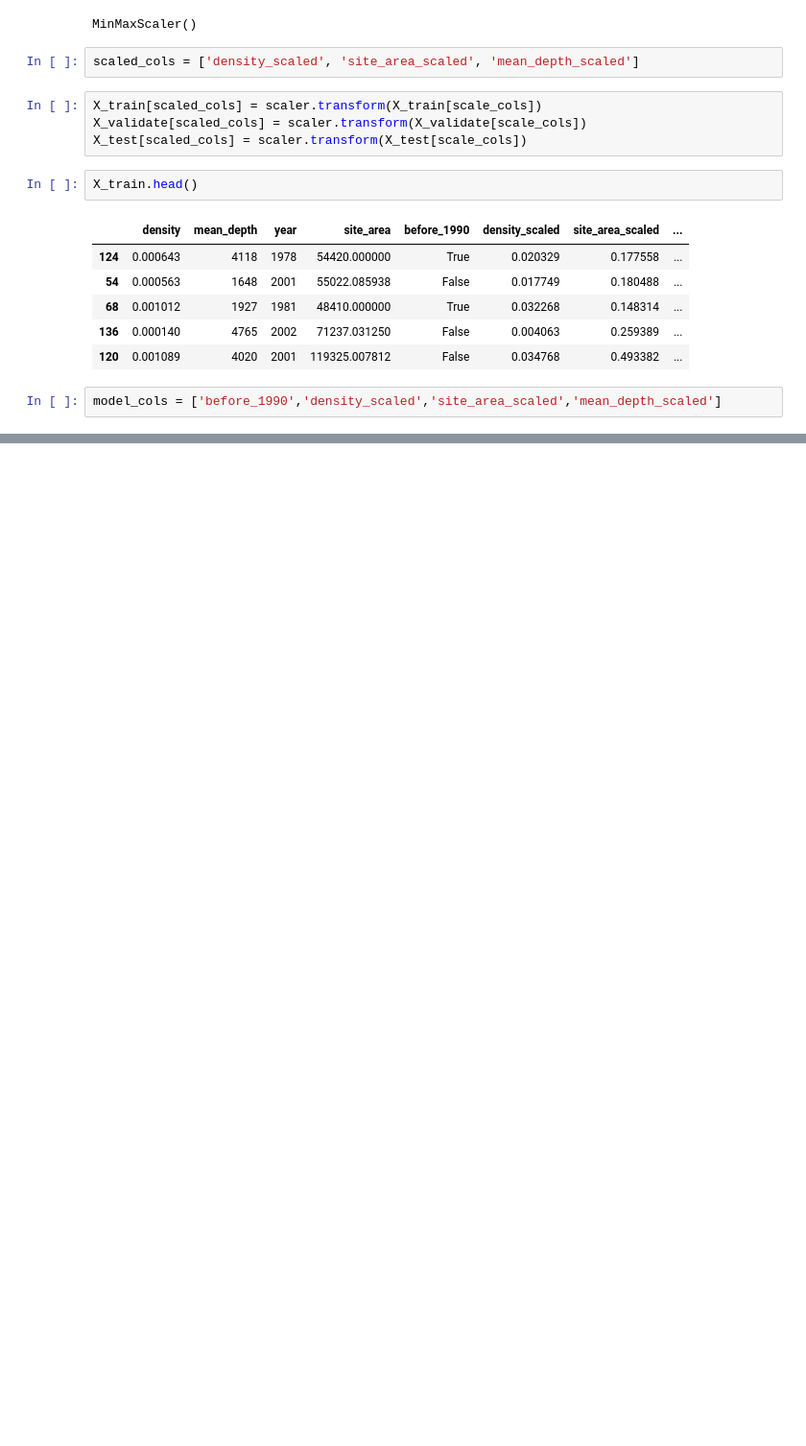
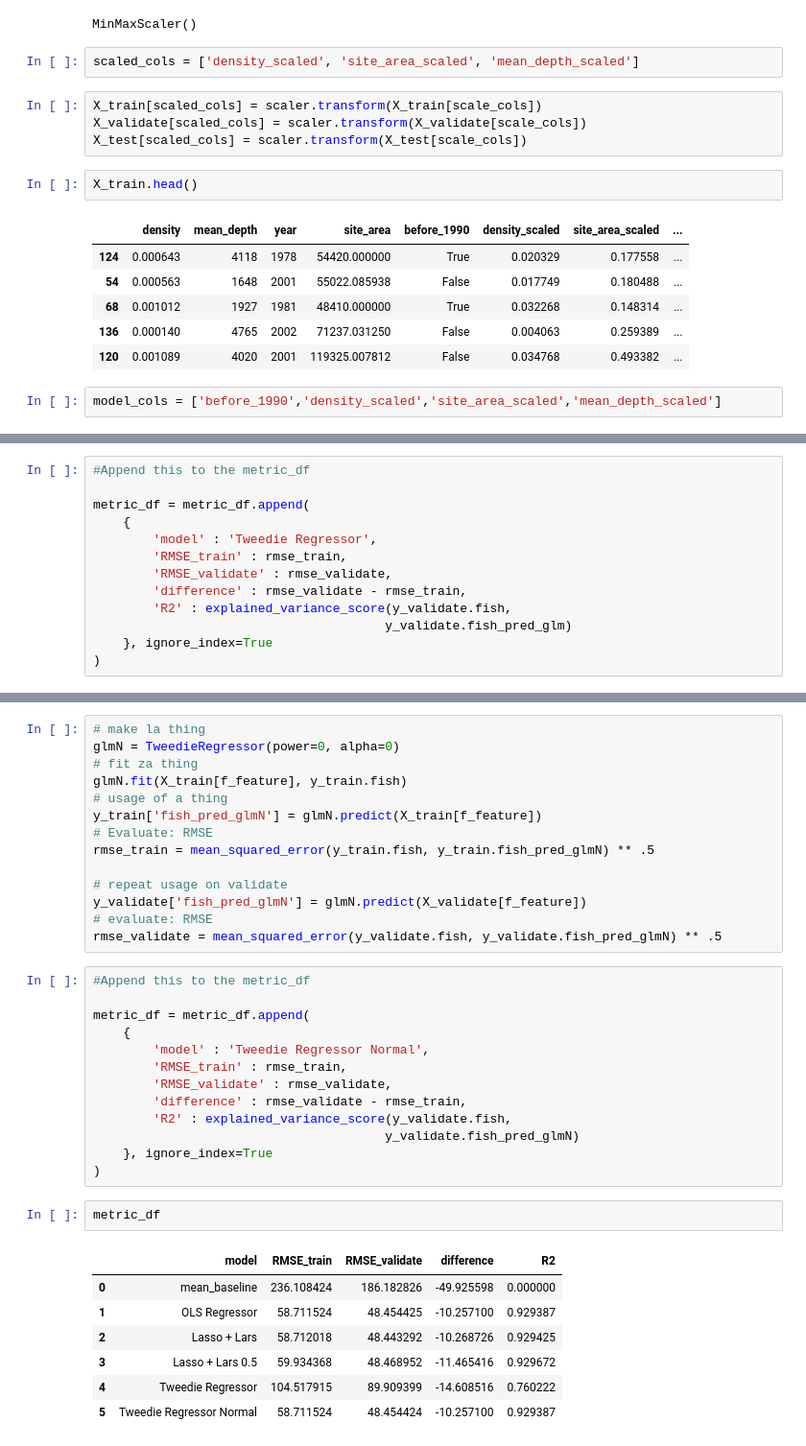
Before and after one commit to Adam-Harris87/regression-exercises, a Jupyter notebook: modeling.ipynb, the cells around one changed output, grey strips where cells are left out. Shown at 96% size. Saved outputs shown, nothing was run; the diff lists cells and outputs as text; blank space fills up the shorter version.

```diff
--- a/modeling.ipynb
+++ b/modeling.ipynb
@@ -335,0 +508,13 @@ f_feature
+# %%
+#Append this to the metric_df
+
+metric_df = metric_df.append(
+    {
+        'model' : 'Tweedie Regressor',
+        'RMSE_train' : rmse_train,
+        'RMSE_validate' : rmse_validate,
+        'difference' : rmse_validate - rmse_train,
+        'R2' : explained_variance_score(y_validate.fish,
+                                       y_validate.fish_pred_glm)
+    }, ignore_index=True
+)
@@ -335,0 +530,37 @@ f_feature
+# %%
+# make la thing
+glmN = TweedieRegressor(power=0, alpha=0)
+# fit za thing
+glmN.fit(X_train[f_feature], y_train.fish)
+# usage of a thing
+y_train['fish_pred_glmN'] = glmN.predict(X_train[f_feature])
+# Evaluate: RMSE
+rmse_train = mean_squared_error(y_train.fish, y_train.fish_pred_glmN) ** .5
+
+# repeat usage on validate
+y_validate['fish_pred_glmN'] = glmN.predict(X_validate[f_feature])
+# evaluate: RMSE
+rmse_validate = mean_squared_error(y_validate.fish, y_validate.fish_pred_glmN) ** .5
+# %%
+#Append this to the metric_df
+
+metric_df = metric_df.append(
+    {
+        'model' : 'Tweedie Regressor Normal',
+        'RMSE_train' : rmse_train,
+        'RMSE_validate' : rmse_validate,
+        'difference' : rmse_validate - rmse_train,
+        'R2' : explained_variance_score(y_validate.fish,
+                                       y_validate.fish_pred_glmN)
+    }, ignore_index=True
+)
+# %%
+metric_df
+# %% [output]
+|  | model | RMSE_train | RMSE_validate | difference | R2 |
+| 0 | mean_baseline | 236.108424 | 186.182826 | -49.925598 | 0.000000 |
+| 1 | OLS Regressor | 58.711524 | 48.454425 | -10.257100 | 0.929387 |
+| 2 | Lasso + Lars | 58.712018 | 48.443292 | -10.268726 | 0.929425 |
+| 3 | Lasso + Lars 0.5 | 59.934368 | 48.468952 | -11.465416 | 0.929672 |
+| 4 | Tweedie Regressor | 104.517915 | 89.909399 | -14.608516 | 0.760222 |
+| 5 | Tweedie Regressor Normal | 58.711524 | 48.454424 | -10.257100 | 0.929387 |
```
Also changed, not shown: parts of 65 cells of this notebook.
